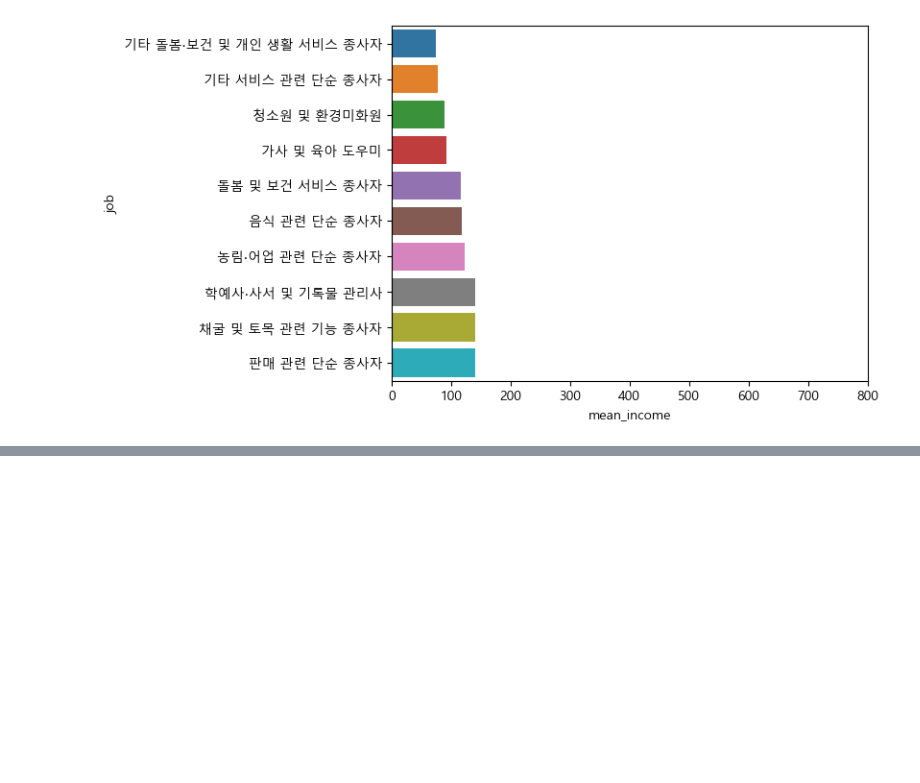
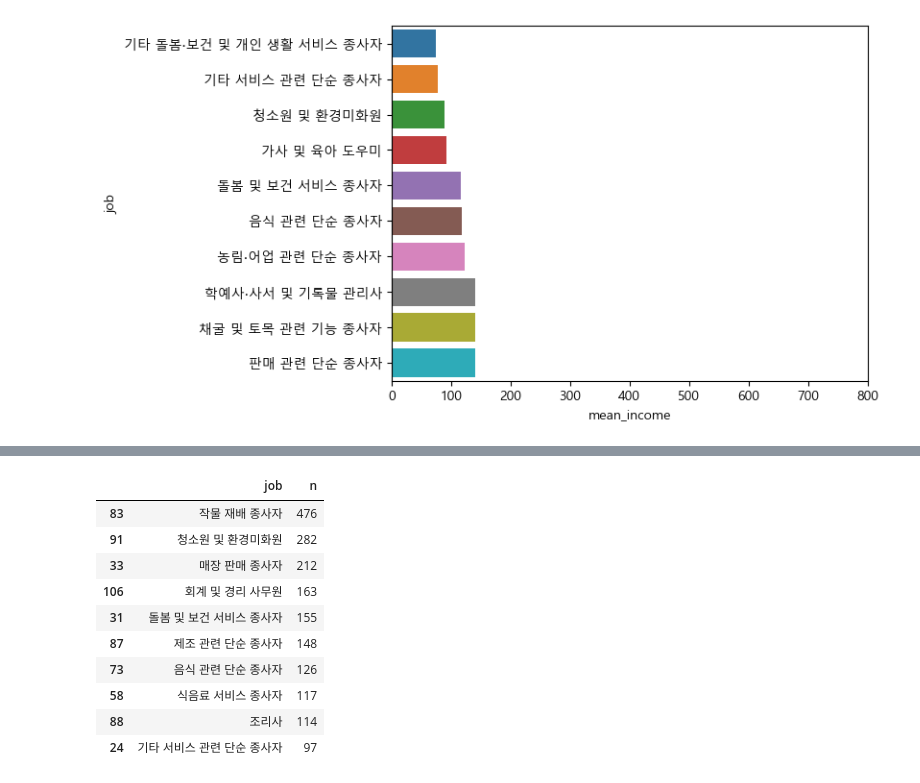
Before and after one commit to mizzcereal/kit_bigdata, a Jupyter notebook: chapter09/chaper09.ipynb, the cells around one changed output, grey strips where cells are left out. Drawn from its saved outputs; the diff is of its cells as text; code cells hidden in the pictures; blank space fills up the shorter version.

```diff
--- a/chapter09/chaper09.ipynb
+++ b/chapter09/chaper09.ipynb
@@ -325,0 +347,21 @@ sns.barplot(data = bottom10, y = 'job', x = 'mean_income')\
+# %%
+job_female = welfare.dropna(subset=['job'])\
+                    .query('sex == "female"')\
+                    .groupby('job', as_index=False)\
+                    .agg(n = ('job', 'count'))\
+                    .sort_values('n', ascending=False)\
+                    .head(10)
+
+job_female
+# %% [output]
+|  | job | n |
+| 83 | 작물 재배 종사자 | 476 |
+| 91 | 청소원 및 환경미화원 | 282 |
+| 33 | 매장 판매 종사자 | 212 |
+| 106 | 회계 및 경리 사무원 | 163 |
+| 31 | 돌봄 및 보건 서비스 종사자 | 155 |
+| 87 | 제조 관련 단순 종사자 | 148 |
+| 73 | 음식 관련 단순 종사자 | 126 |
+| 58 | 식음료 서비스 종사자 | 117 |
+| 88 | 조리사 | 114 |
+| 24 | 기타 서비스 관련 단순 종사자 | 97 |
```
Also changed, not shown: parts of 1 cell of this notebook.
